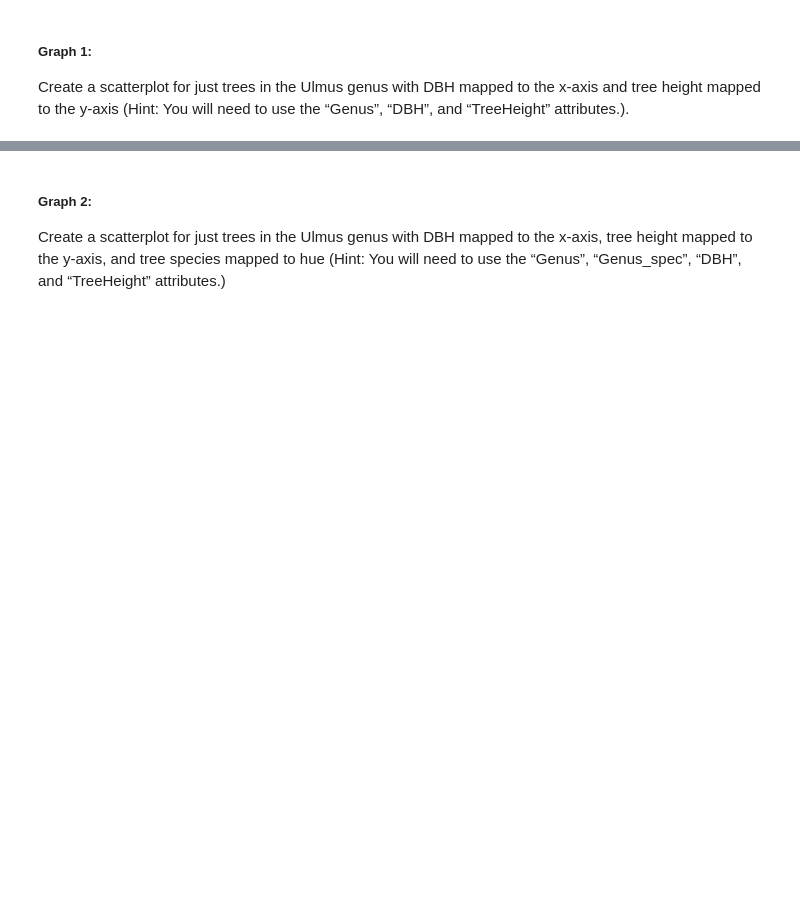
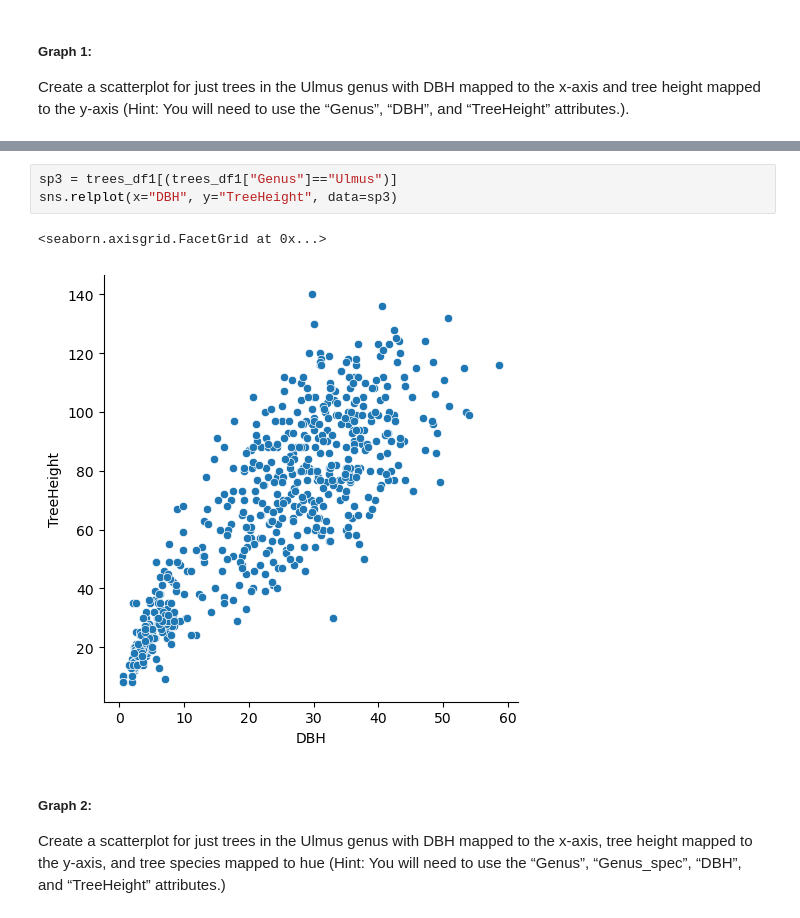
Before and after one commit to TomLE14/PY4SA23_Assignment, a Jupyter notebook: Assignment No 2 - Tom Lewis-Evans.ipynb, the cells around one changed output, grey strips where cells are left out. Drawn from its saved outputs; the diff is of its cells as text; blank space fills up the shorter version.

```diff
--- a/Assignment No 2 - Tom Lewis-Evans.ipynb
+++ b/Assignment No 2 - Tom Lewis-Evans.ipynb
@@ -282,3 +310,9 @@ and tree height mapped to the y-axis (Hint: You will need to use the “Genus”
+# %%
+sp3 = trees_df1[(trees_df1["Genus"]=="Ulmus")]
+sns.relplot(x="DBH", y="TreeHeight", data=sp3)
+# %% [output]
+<seaborn.axisgrid.FacetGrid at 0x...>
+[figure, added]
 # %% [markdown]
 ##### Graph 2:
 Create a scatterplot for just trees in the Ulmus genus with DBH mapped to the x-axis, tree
```
Also changed, not shown: parts of 6 cells of this notebook.
